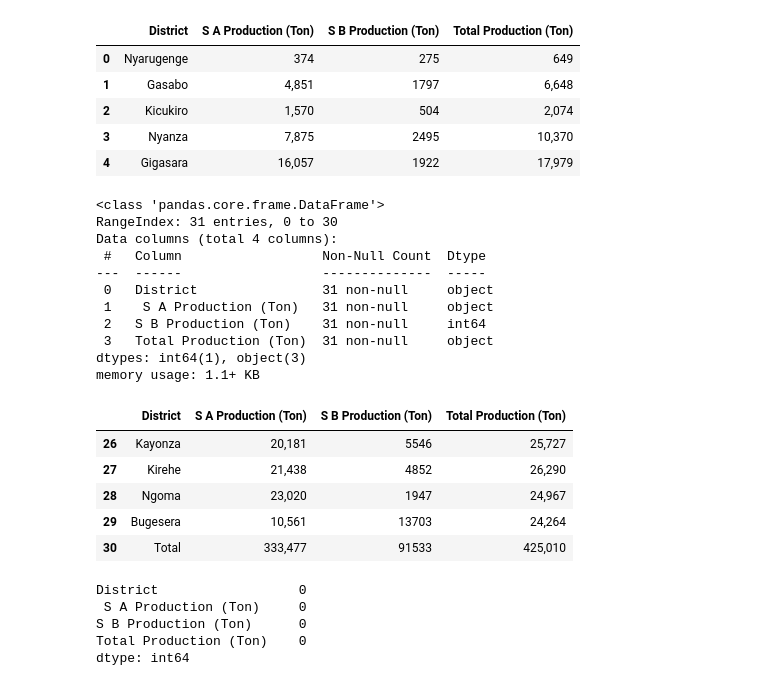
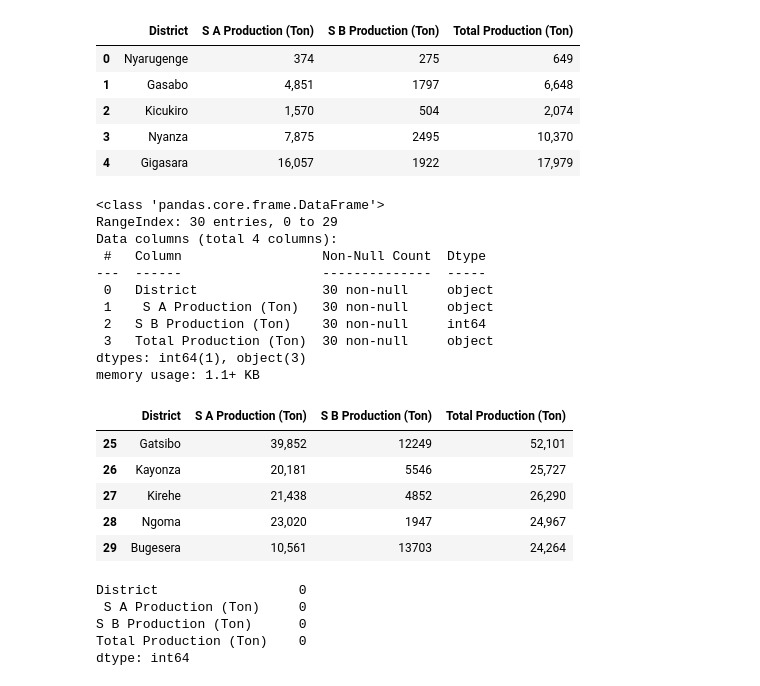
Before and after one commit to thabitha100/huzalabs-ai-training-homeworks, a Jupyter notebook: thabitha 1/week8.ipynb, the cells around one changed output. Cells and saved outputs as stored; diff of their text form; code cells hidden in the pictures.

```diff
--- a/thabitha 1/week8.ipynb
+++ b/thabitha 1/week8.ipynb
@@ -23,3 +23,6 @@ data
 | 28 | Ngoma | 23,020 | 1947 | 24,967 |
 | 29 | Bugesera | 10,561 | 13703 | 24,264 |
 | 30 | Total | 333,477 | 91533 | 425,010 |
+# %%
+data1=data.iloc[0:30]
+data1
@@ -33,26 +54,26 @@ data.head()
 | 3 | Nyanza | 7,875 | 2495 | 10,370 |
 | 4 | Gigasara | 16,057 | 1922 | 17,979 |
 # %%
-data.info()
+data1.info()
 # %% [output]
 <class 'pandas.core.frame.DataFrame'>
-RangeIndex: 31 entries, 0 to 30
+RangeIndex: 30 entries, 0 to 29
 Data columns (total 4 columns):
  #   Column                  Non-Null Count  Dtype
 ---  ------                  --------------  -----
- 0   District                31 non-null     object
- 1    S A Production (Ton)   31 non-null     object
- 2   S B Production (Ton)    31 non-null     int64
- 3   Total Production (Ton)  31 non-null     object
+ 0   District                30 non-null     object
+ 1    S A Production (Ton)   30 non-null     object
+ 2   S B Production (Ton)    30 non-null     int64
+ 3   Total Production (Ton)  30 non-null     object
 dtypes: int64(1), object(3)
 memory usage: 1.1+ KB
 # %%
-data.tail()
+data1.tail()
 # %% [output]
 |  | District | S A Production (Ton) | S B Production (Ton) | Total Production (Ton) |
+| 25 | Gatsibo | 39,852 | 12249 | 52,101 |
 | 26 | Kayonza | 20,181 | 5546 | 25,727 |
 | 27 | Kirehe | 21,438 | 4852 | 26,290 |
 | 28 | Ngoma | 23,020 | 1947 | 24,967 |
 | 29 | Bugesera | 10,561 | 13703 | 24,264 |
-| 30 | Total | 333,477 | 91533 | 425,010 |
 # %%
```
Also changed, not shown: parts of 14 cells of this notebook, 12 other files.
